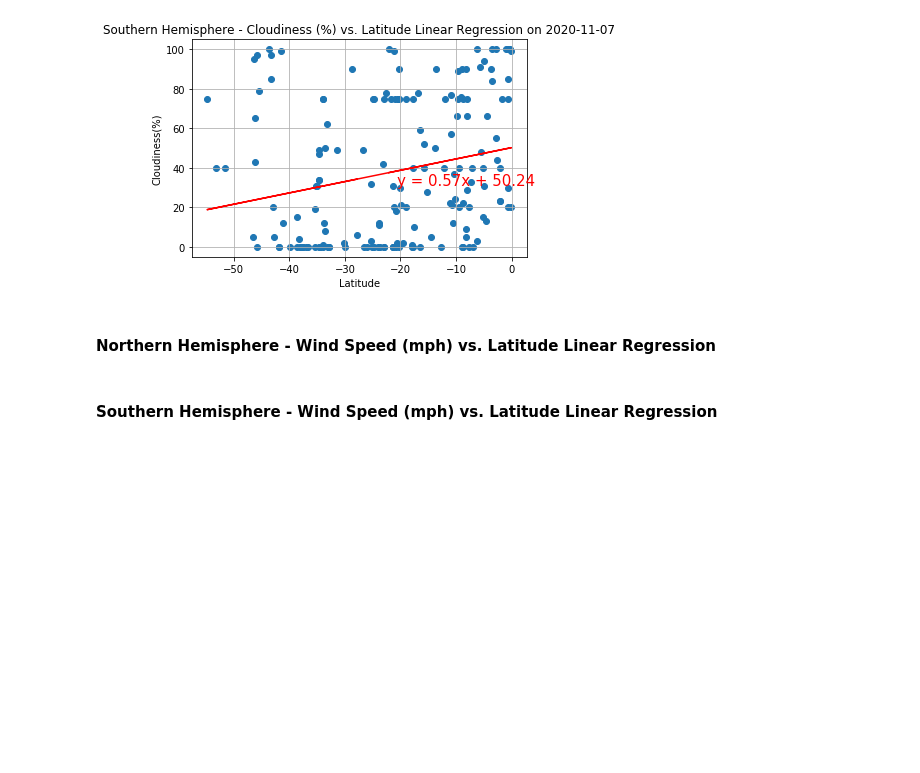
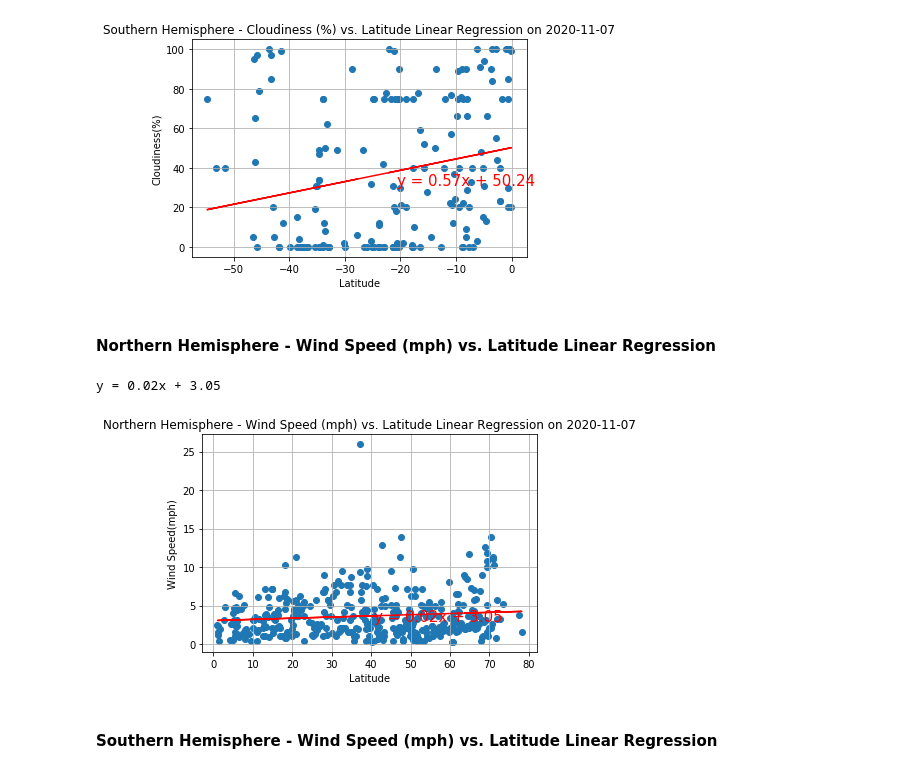
Before and after one commit to loictiemani/Unit-6-Assignment-What-s-the-Weather-Like, a Jupyter notebook: starter_code/WeatherPy.ipynb, the cells around one changed output. Drawn from its saved outputs; the diff is of its cells as text; code cells hidden in the pictures; blank space fills up the shorter version.

```diff
--- a/starter_code/WeatherPy.ipynb
+++ b/starter_code/WeatherPy.ipynb
@@ -483,28 +483,31 @@ y = 0.57x + 50.24
 # %% [markdown]
 ####  Northern Hemisphere - Wind Speed (mph) vs. Latitude Linear Regression
 # %%
-y_values = northern_hemisphere["Wind Speed"]
+y_values = northern_hemisphere["Wind Speed(mph)"]
 x_values = northern_hemisphere["Latitude"]
 
 (slope, intercept, rvalue, pvalue, stderr) = linregress(x_values, y_values)
 regress_values = x_values * slope + intercept
 line_eq = "y = " + str(round(slope,2)) + "x + " + str(round(intercept,2))
 
 plt.scatter(x_values,y_values)
 plt.plot(x_values,regress_values,"r-")
 plt.annotate(line_eq,(x_values.median(),y_values.median()),fontsize=15,color="red")
 
 
 plt.title(f"Northern Hemisphere - Wind Speed (mph) vs. Latitude Linear Regression on {datetime.today().date()}")
 plt.xlabel("Latitude")
 plt.ylabel("Wind Speed(mph)")
 plt.grid(True)
 
 # Save Figure
 plt.savefig("../output_data/Northern Hemisphere - WindSpeed(mph)) vs. Latitude Linear Regression.png")
 
 print(line_eq)
 plt.show()
+# %% [output]
+y = 0.02x + 3.05
+[figure, added]
 # %% [markdown]
 ####  Southern Hemisphere - Wind Speed (mph) vs. Latitude Linear Regression
 # %%
```
Also changed, not shown: parts of 1 cell of this notebook, 1 other file.
